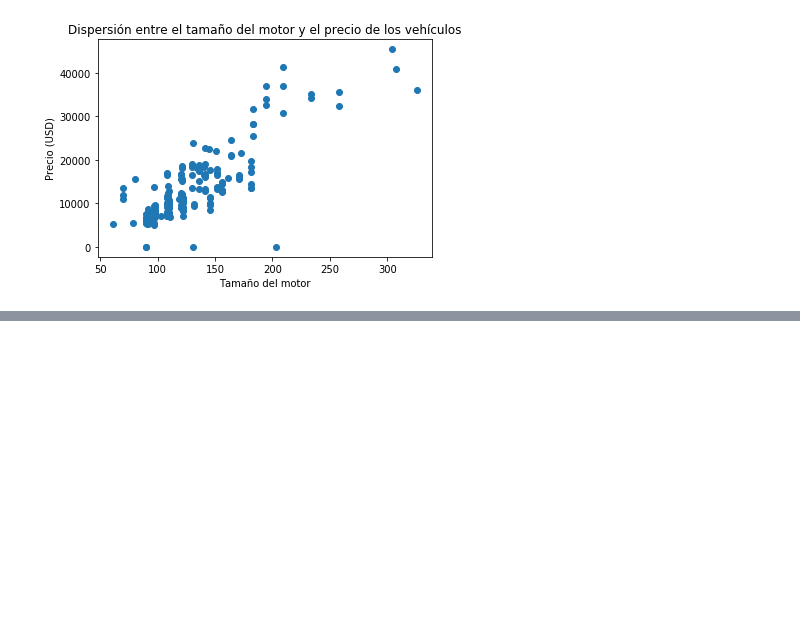
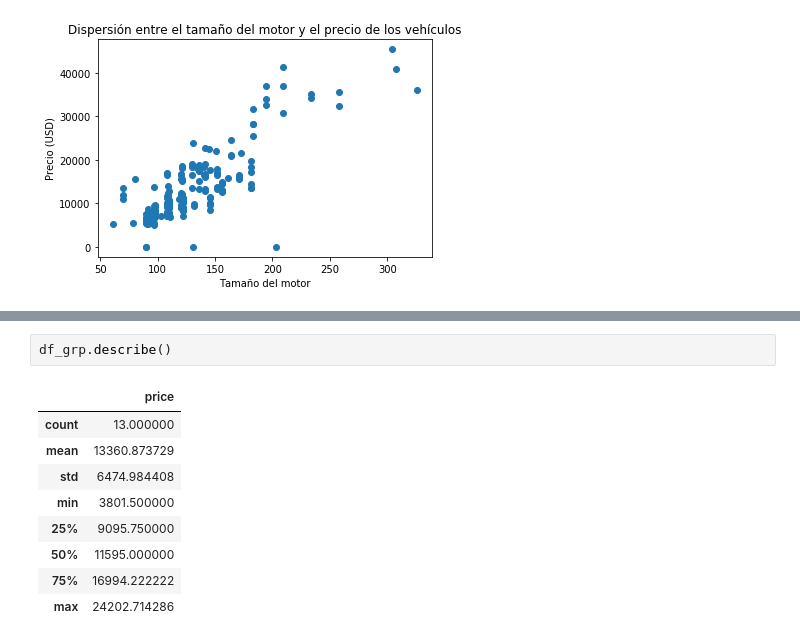
Before and after one commit to ger-velazquez/Curso_DS, a Jupyter notebook: AnalyzingData/Emprolijando datos.ipynb, the cells around one changed output, grey strips where cells are left out. Drawn from its saved outputs; the diff is of its cells as text; blank space fills up the shorter version.

```diff
--- a/AnalyzingData/Emprolijando datos.ipynb
+++ b/AnalyzingData/Emprolijando datos.ipynb
@@ -310,0 +349,12 @@ plt.show()
+# %%
+df_grp.describe()
+# %% [output]
+|  | price |
+| count | 13.000000 |
+| mean | 13360.873729 |
+| std | 6474.984408 |
+| min | 3801.500000 |
+| 25% | 9095.750000 |
+| 50% | 11595.000000 |
+| 75% | 16994.222222 |
+| max | 24202.714286 |
```
Also changed, not shown: parts of 18 cells of this notebook.
